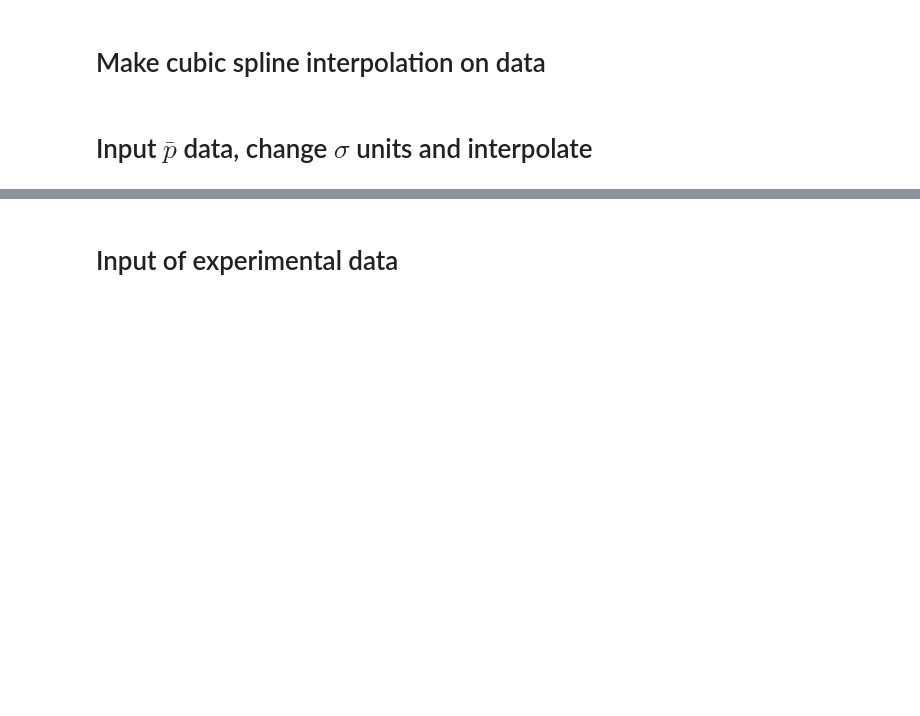
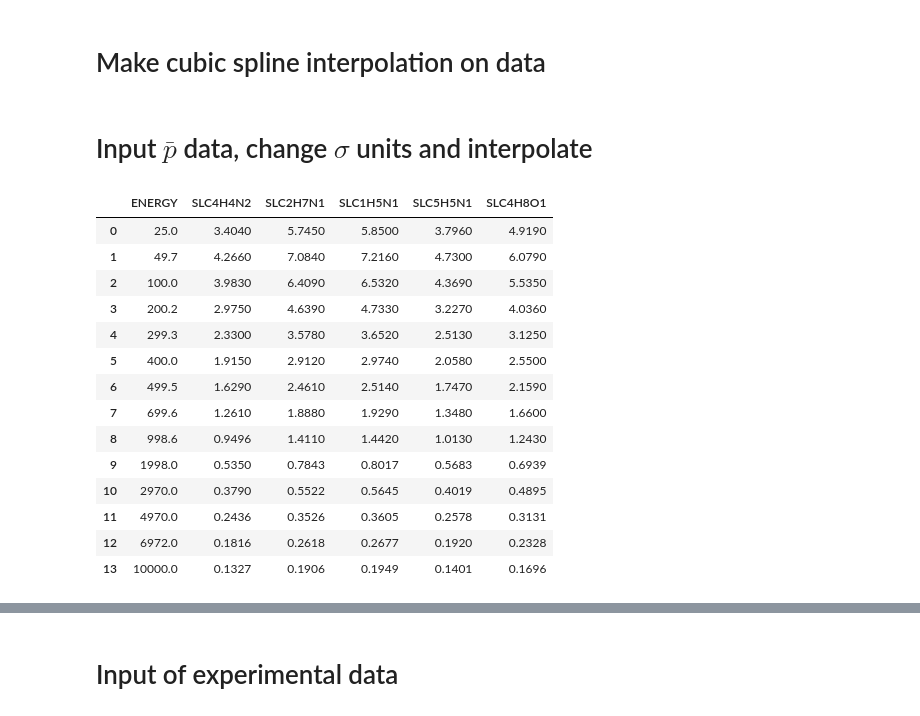
Before and after one commit to xiaogaogaoxiao/ionmol_stoi, a Jupyter notebook: figuras/graphs/molscaling.ipynb, the cells around one changed output, grey strips where cells are left out. Saved outputs shown, nothing was run; the diff lists cells and outputs as text; code cells hidden in the pictures; blank space fills up the shorter version.

```diff
--- a/figuras/graphs/molscaling.ipynb
+++ b/figuras/graphs/molscaling.ipynb
@@ -273,4 +273,23 @@ co_o='darkorange'
 # Input $\bar{p}$ data, change $\sigma$ units and interpolate
 # %%
 APS1=pd.read_csv(folder+"AP/AP_CDW_adn_NV.dat",sep=' ',delimiter='\s+',header='infer')
+APS3=pd.read_csv(folder+"AP/AP_CDW_PYR_NV.dat",sep=' ',delimiter='\s+',header='infer')
+# %%
+APS3
+# %% [output]
+|  | ENERGY | SLC4H4N2 | SLC2H7N1 | SLC1H5N1 | SLC5H5N1 | SLC4H8O1 |
+| 0 | 25.0 | 3.4040 | 5.7450 | 5.8500 | 3.7960 | 4.9190 |
+| 1 | 49.7 | 4.2660 | 7.0840 | 7.2160 | 4.7300 | 6.0790 |
+| 2 | 100.0 | 3.9830 | 6.4090 | 6.5320 | 4.3690 | 5.5350 |
+| 3 | 200.2 | 2.9750 | 4.6390 | 4.7330 | 3.2270 | 4.0360 |
+| 4 | 299.3 | 2.3300 | 3.5780 | 3.6520 | 2.5130 | 3.1250 |
+| 5 | 400.0 | 1.9150 | 2.9120 | 2.9740 | 2.0580 | 2.5500 |
+| 6 | 499.5 | 1.6290 | 2.4610 | 2.5140 | 1.7470 | 2.1590 |
+| 7 | 699.6 | 1.2610 | 1.8880 | 1.9290 | 1.3480 | 1.6600 |
+| 8 | 998.6 | 0.9496 | 1.4110 | 1.4420 | 1.0130 | 1.2430 |
+| 9 | 1998.0 | 0.5350 | 0.7843 | 0.8017 | 0.5683 | 0.6939 |
+| 10 | 2970.0 | 0.3790 | 0.5522 | 0.5645 | 0.4019 | 0.4895 |
+| 11 | 4970.0 | 0.2436 | 0.3526 | 0.3605 | 0.2578 | 0.3131 |
+| 12 | 6972.0 | 0.1816 | 0.2618 | 0.2677 | 0.1920 | 0.2328 |
+| 13 | 10000.0 | 0.1327 | 0.1906 | 0.1949 | 0.1401 | 0.1696 |
 # %%
```
Also changed, not shown: parts of 20 cells of this notebook, 43 other files.
